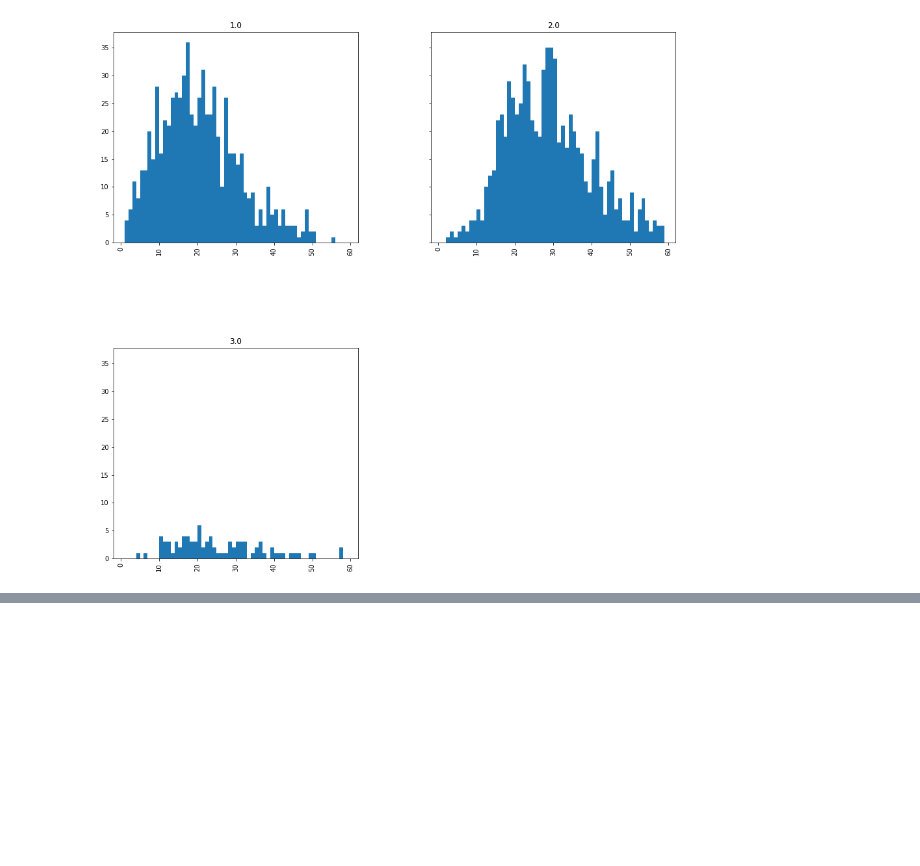
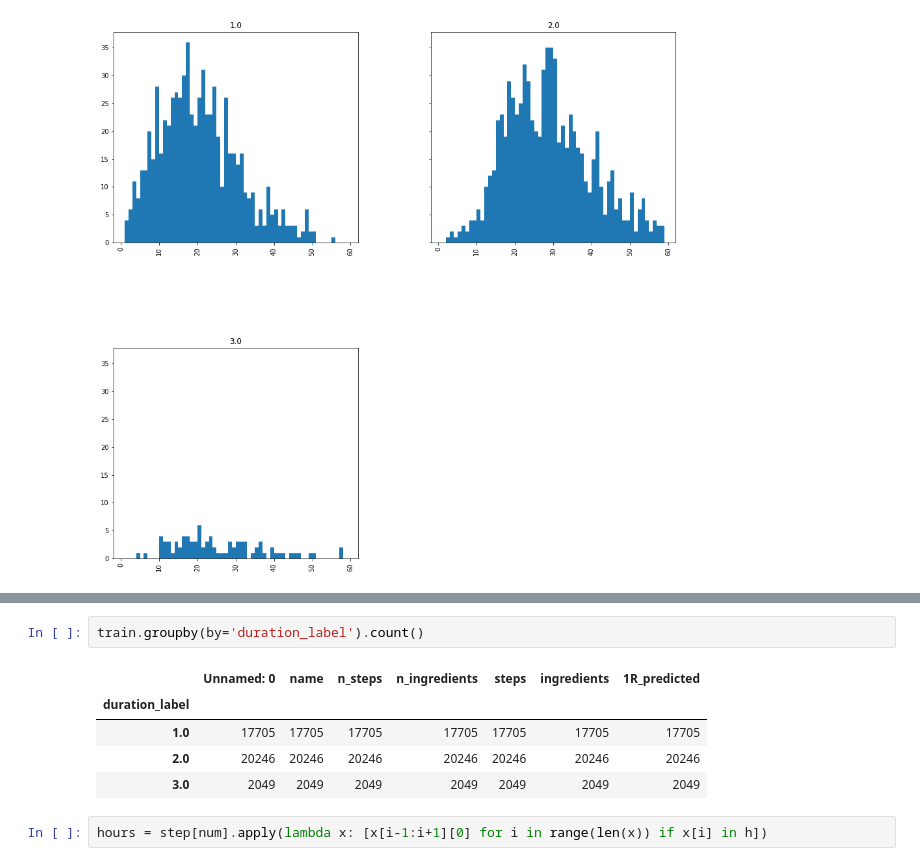
Before and after one commit to Machine-Learning-Project-Group/How-long-will-it-take-to-cook-this-, a Jupyter notebook: Professional Statistical Analysis.ipynb, the cells around one changed output, grey strips where cells are left out. Drawn from its saved outputs; the diff is of its cells as text; blank space fills up the shorter version.

```diff
--- a/Professional Statistical Analysis.ipynb
+++ b/Professional Statistical Analysis.ipynb
@@ -30,0 +86,10 @@ array([[<AxesSubplot:title={'center':'1.0'}>,
+# %%
+train.groupby(by='duration_label').count()
+# %% [output]
+|  | Unnamed: 0 | name | n_steps | n_ingredients | steps | ingredients | 1R_predicted |
+| duration_label |  |  |  |  |  |  |  |
+| 1.0 | 17705 | 17705 | 17705 | 17705 | 17705 | 17705 | 17705 |
+| 2.0 | 20246 | 20246 | 20246 | 20246 | 20246 | 20246 | 20246 |
+| 3.0 | 2049 | 2049 | 2049 | 2049 | 2049 | 2049 | 2049 |
+# %%
+hours = step[num].apply(lambda x: [x[i-1:i+1][0] for i in range(len(x)) if x[i] in h])
```
Also changed, not shown: parts of 12 cells of this notebook, 5 other files.
